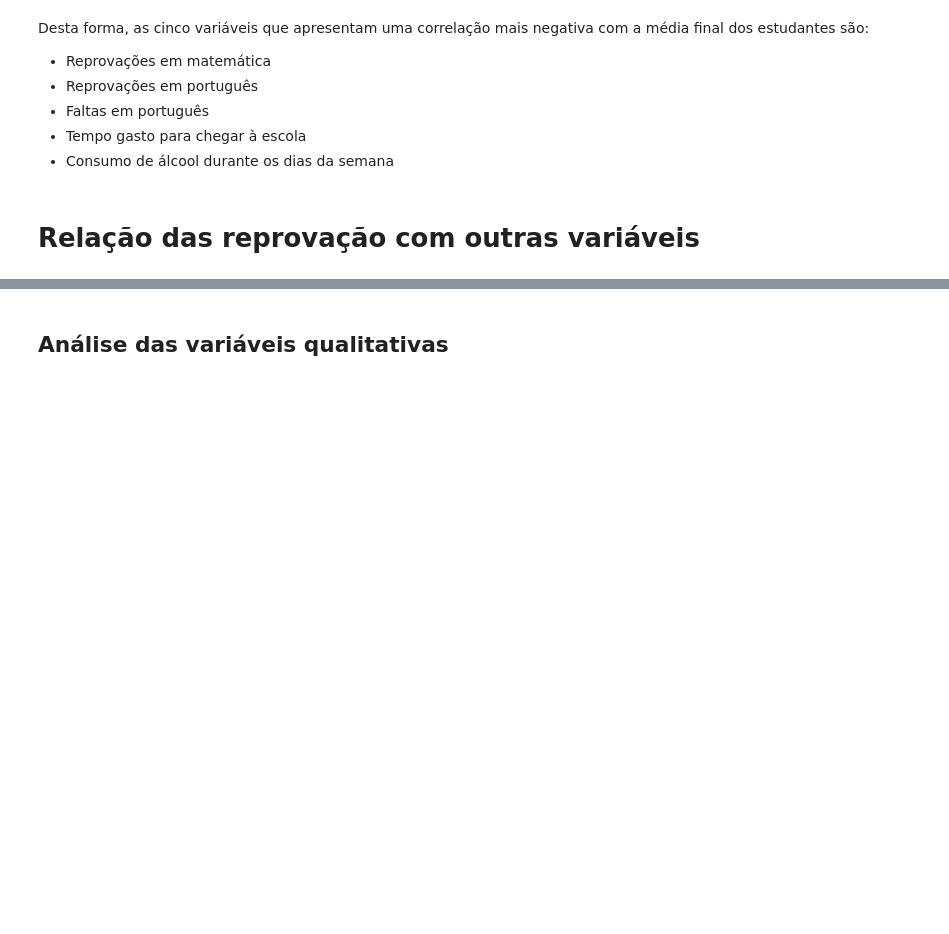
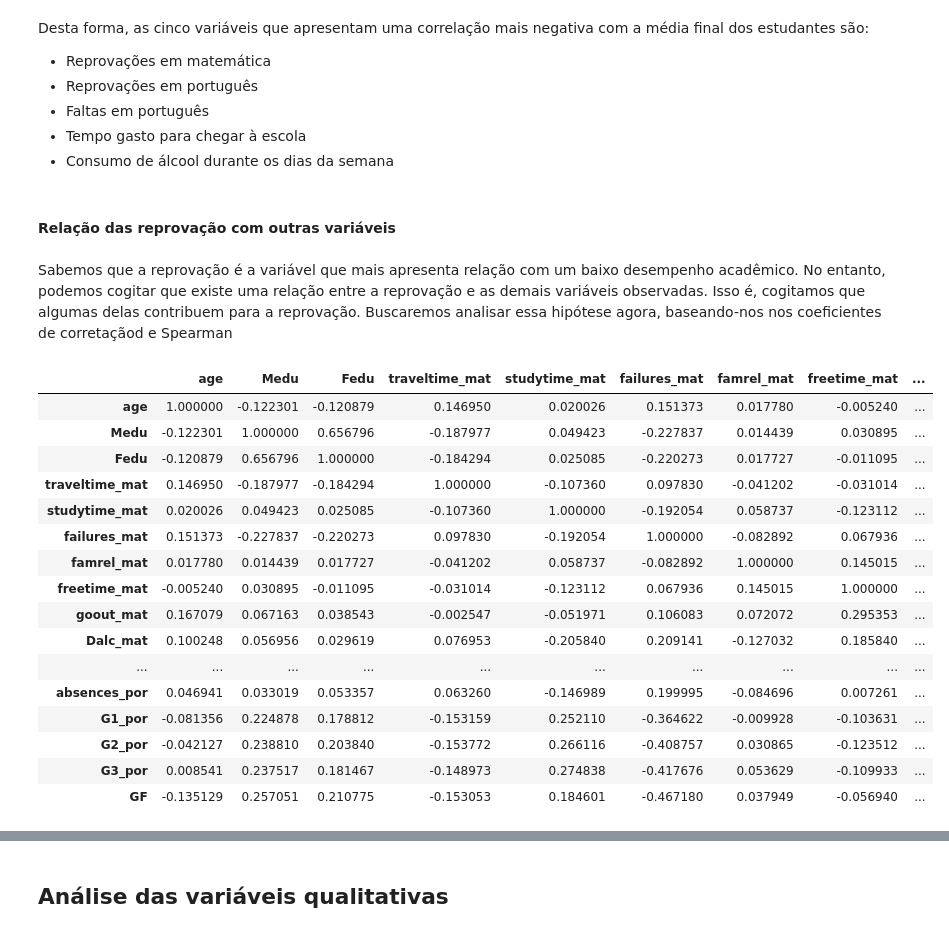
Before and after one commit to shl0mo/DataAnalysis_Students-Pandas, a Jupyter notebook: Estudantes.ipynb, the cells around one changed output, grey strips where cells are left out. Saved outputs shown, nothing was run; the diff lists cells and outputs as text; code cells hidden in the pictures; blank space fills up the shorter version.

```diff
--- a/Estudantes.ipynb
+++ b/Estudantes.ipynb
@@ -512,4 +512,27 @@ Desta forma, as cinco variáveis que apresentam uma correlação mais negativa c
 - Tempo gasto para chegar à escola
 - Consumo de álcool durante os dias da semana
 # %% [markdown]
-# Relação das reprovação com outras variáveis
+#### Relação das reprovação com outras variáveis
+# %% [markdown]
+Sabemos que a reprovação é a variável que mais apresenta relação com um baixo desempenho acadêmico. No entanto, podemos cogitar que existe uma relação entre a reprovação e as demais variáveis observadas. Isso é, cogitamos que algumas delas contribuem para a reprovação. Buscaremos analisar essa hipótese agora, baseando-nos nos coeficientes de corretaçãod e Spearman
+# %%
+corr_df_spearman = df.corr(method = 'spearman')
+corr_df_spearman
+# %% [output]
+|  | age | Medu | Fedu | traveltime_mat | studytime_mat | failures_mat | famrel_mat | freetime_mat | ... |
+| age | 1.000000 | -0.122301 | -0.120879 | 0.146950 | 0.020026 | 0.151373 | 0.017780 | -0.005240 | ... |
+| Medu | -0.122301 | 1.000000 | 0.656796 | -0.187977 | 0.049423 | -0.227837 | 0.014439 | 0.030895 | ... |
+| Fedu | -0.120879 | 0.656796 | 1.000000 | -0.184294 | 0.025085 | -0.220273 | 0.017727 | -0.011095 | ... |
+| traveltime_mat | 0.146950 | -0.187977 | -0.184294 | 1.000000 | -0.107360 | 0.097830 | -0.041202 | -0.031014 | ... |
+| studytime_mat | 0.020026 | 0.049423 | 0.025085 | -0.107360 | 1.000000 | -0.192054 | 0.058737 | -0.123112 | ... |
+| failures_mat | 0.151373 | -0.227837 | -0.220273 | 0.097830 | -0.192054 | 1.000000 | -0.082892 | 0.067936 | ... |
+| famrel_mat | 0.017780 | 0.014439 | 0.017727 | -0.041202 | 0.058737 | -0.082892 | 1.000000 | 0.145015 | ... |
+| freetime_mat | -0.005240 | 0.030895 | -0.011095 | -0.031014 | -0.123112 | 0.067936 | 0.145015 | 1.000000 | ... |
+| goout_mat | 0.167079 | 0.067163 | 0.038543 | -0.002547 | -0.051971 | 0.106083 | 0.072072 | 0.295353 | ... |
+| Dalc_mat | 0.100248 | 0.056956 | 0.029619 | 0.076953 | -0.205840 | 0.209141 | -0.127032 | 0.185840 | ... |
+| ... | ... | ... | ... | ... | ... | ... | ... | ... | ... |
+| absences_por | 0.046941 | 0.033019 | 0.053357 | 0.063260 | -0.146989 | 0.199995 | -0.084696 | 0.007261 | ... |
+| G1_por | -0.081356 | 0.224878 | 0.178812 | -0.153159 | 0.252110 | -0.364622 | -0.009928 | -0.103631 | ... |
+| G2_por | -0.042127 | 0.238810 | 0.203840 | -0.153772 | 0.266116 | -0.408757 | 0.030865 | -0.123512 | ... |
+| G3_por | 0.008541 | 0.237517 | 0.181467 | -0.148973 | 0.274838 | -0.417676 | 0.053629 | -0.109933 | ... |
+| GF | -0.135129 | 0.257051 | 0.210775 | -0.153053 | 0.184601 | -0.467180 | 0.037949 | -0.056940 | ... |
```
Also changed, not shown: parts of 11 cells of this notebook.
